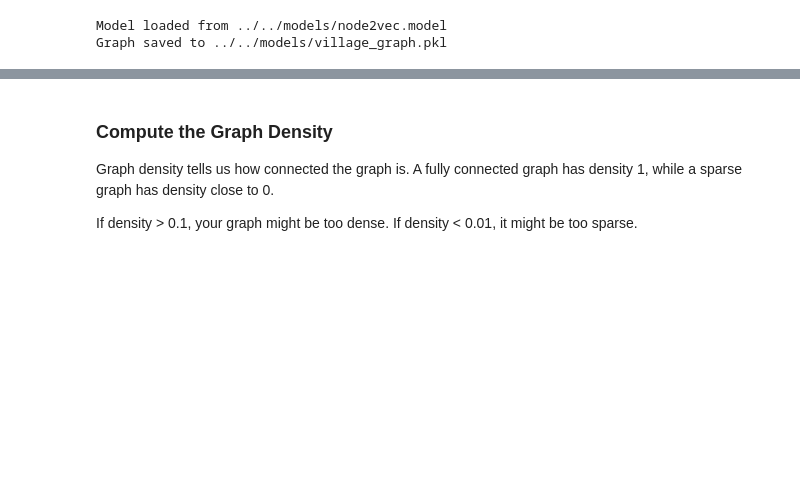
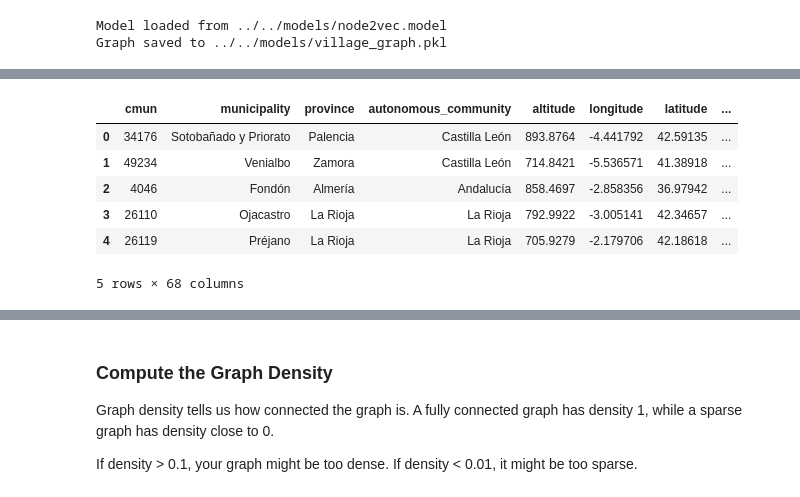
Before and after one commit to marimoysan/ml-pueblos, a Jupyter notebook: notebooks/4_models/recommender_node2vec_marina.ipynb, the cells around one changed output, grey strips where cells are left out. Saved outputs shown, nothing was run; the diff lists cells and outputs as text; code cells hidden in the pictures; blank space fills up the shorter version.

```diff
--- a/notebooks/4_models/recommender_node2vec_marina.ipynb
+++ b/notebooks/4_models/recommender_node2vec_marina.ipynb
@@ -9,24 +26,10 @@ import pickle
 # %%
-# Load the dataset from backoffice
-df_pueblos = pd.read_csv("../../data/end_product_data/pueblos_recommender.csv")
-
-pueblos_cmun = df_pueblos['cmun'].tolist()
-
-# Load the dataset from user chosen villages
-user_files = os.listdir("../../data/user_output/")
-
-user_choices = []
-
-# Get all files from the user_output directory
-
 # Read each file into a DataFrame and add to the list
 for file in user_files:
     file_path = os.path.join("../../data/user_output/", file)
     user_df = pd.read_csv(file_path)
-    user_choices.append(user_df)
+    all_user_choices.append(user_df)
 
 # user choices of first user
-user_choices_cmun = user_choices[0].cmun.tolist()
-# display(pueblos_cmun)
-# display(user_choices_cmun)
-df_pueblos.shape
+peter_choices = all_user_choices[0]
+peter_choices_cmun = all_user_choices[0].cmun.tolist()
@@ -426,4 +987,15 @@ for v in G.nodes():
 # 3. Apply TruncatedSVD to reduce dimensionality
 all_vectors = np.array(list(all_village_vectors.values()))
 pueblos_latent_features = svd.fit_transform(all_vectors)
+# %%
+user_selected_villages = peter_choices
+user_selected_villages
+# %% [output]
+|  | cmun | municipality | province | autonomous_community | altitude | longitude | latitude | ... |
+| 0 | 34176 | Sotobañado y Priorato | Palencia | Castilla León | 893.8764 | -4.441792 | 42.59135 | ... |
+| 1 | 49234 | Venialbo | Zamora | Castilla León | 714.8421 | -5.536571 | 41.38918 | ... |
+| 2 | 4046 | Fondón | Almería | Andalucía | 858.4697 | -2.858356 | 36.97942 | ... |
+| 3 | 26110 | Ojacastro | La Rioja | La Rioja | 792.9922 | -3.005141 | 42.34657 | ... |
+| 4 | 26119 | Préjano | La Rioja | La Rioja | 705.9279 | -2.179706 | 42.18618 | ... |
+5 rows × 68 columns
 # %%
```
Also changed, not shown: parts of 40 cells of this notebook, 7 other files.
